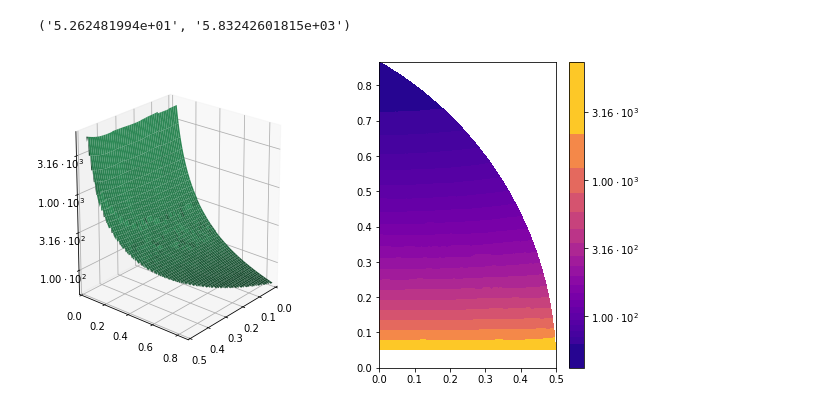
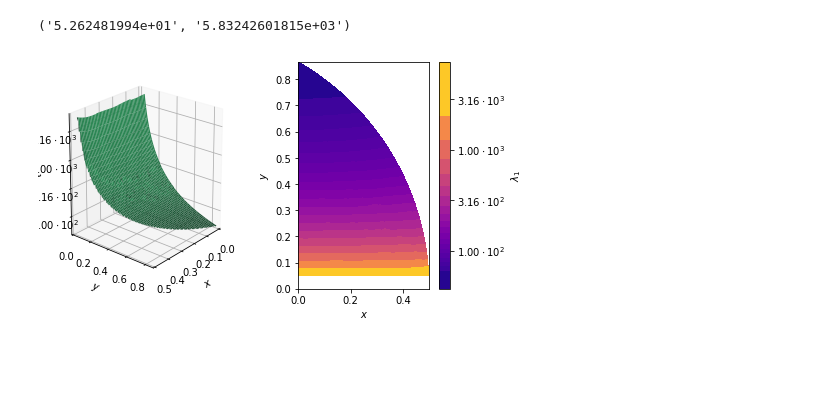
Before and after one commit to DavorPenzar/diplomski, a Jupyter notebook: code/Divizija.ipynb, the cells around one changed output. Drawn from its saved outputs; the diff is of its cells as text; code cells hidden in the pictures; blank space fills up the shorter version.

```diff
--- a/code/Divizija.ipynb
+++ b/code/Divizija.ipynb
@@ -216,7 +216,7 @@ del I
 # %% [output]
 ('5.262481994e+01', '5.83242601815e+03')
 # %%
-fig = plt.figure(num = 'Eigenvalues', figsize = (10, 5.625))
+fig = plt.figure(num = 'Eigenvalues', figsize = (7.5, 4.171875))
 
 ax0 = fig.add_subplot(121, projection = '3d')
 ax1 = fig.add_subplot(122)
@@ -245,32 +245,41 @@ ax0.view_init(20.0, 40.0)
 
 ax1.set_aspect('equal')
 
+ax0.set_xlabel("$ x $")
+ax0.set_ylabel("$ y $")
+ax0.set_zlabel("$ \lambda_{1} $")
+
 ax0.set_zticks([2.0, 2.5, 3.0, 3.5])
 ax0.set_zticklabels(
     [
         "$ 1.00 \cdot 10^{2} $",
         "$ 3.16 \cdot 10^{2} $",
         "$ 1.00 \cdot 10^{3} $",
         "$ 3.16 \cdot 10^{3} $"
     ]
 )
 
+ax1.set_xlabel("$ x $")
+ax1.set_ylabel("$ y $")
+
 cbar = fig.colorbar(
     cs,
     ax = ax1,
     ticks = [2.0, 2.5, 3.0, 3.5],
     spacing = 'proportional'
 )
+
+cbar.set_label("$ \lambda_{1} $")
 
 cbar.ax.set_yticklabels(
     [
         "$ 1.00 \cdot 10^{2} $",
         "$ 3.16 \cdot 10^{2} $",
         "$ 1.00 \cdot 10^{3} $",
         "$ 3.16 \cdot 10^{3} $"
     ]
 )
 
 plt.show()
 # %% [output]
-[figure, old version]
+[figure, new version]
```
Also changed, not shown: 1 other file.
